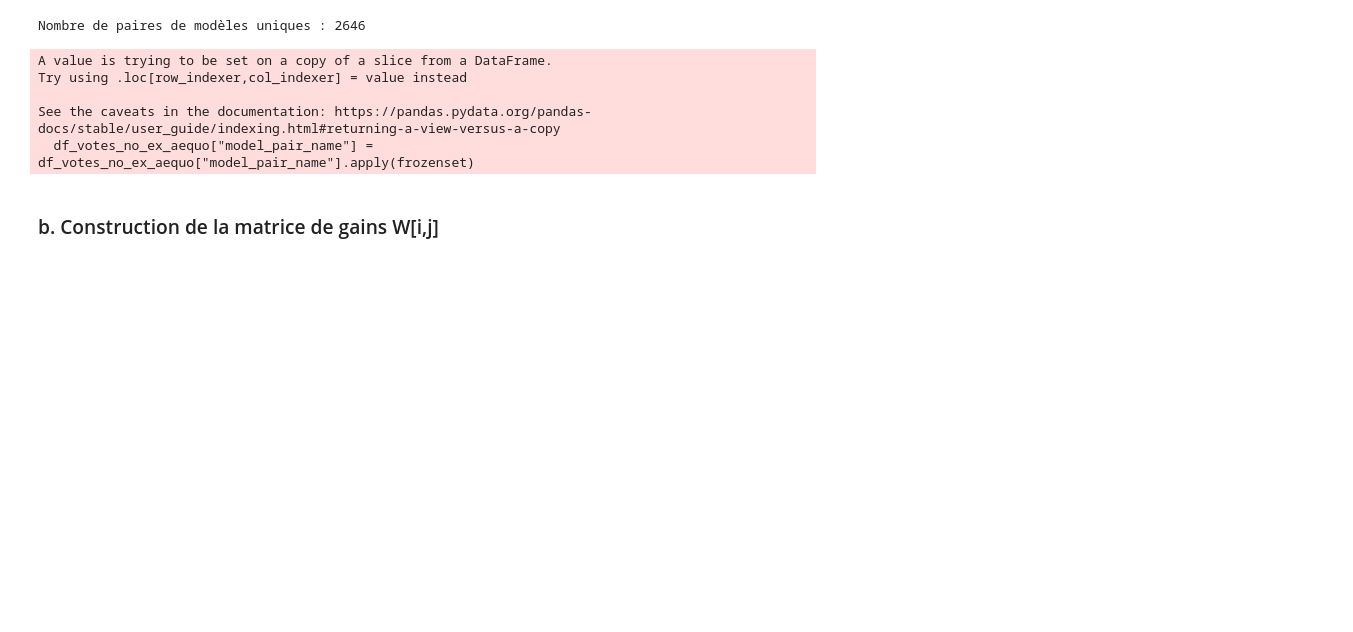
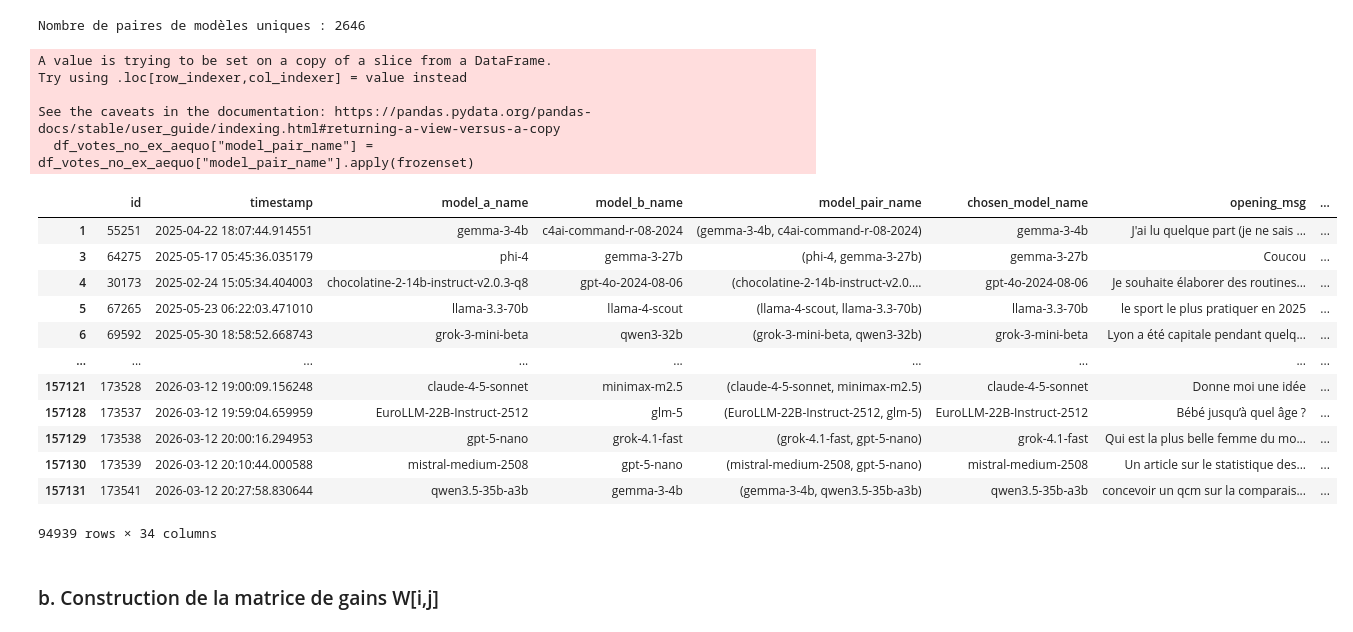
Before and after one commit to SarahL-1720/llm-creativity-eval, a Jupyter notebook: question2.ipynb, the cells around one changed output. Cells and saved outputs as stored; diff of their text form; code cells hidden in the pictures; blank space fills up the shorter version.

```diff
--- a/question2.ipynb
+++ b/question2.ipynb
@@ -72,6 +74,22 @@ Try using .loc[row_indexer,col_indexer] = value instead
 
 See the caveats in the documentation: https://pandas.pydata.org/pandas-docs/stable/user_guide/indexing.html#returning-a-view-versus-a-copy
   df_votes_no_ex_aequo["model_pair_name"] = df_votes_no_ex_aequo["model_pair_name"].apply(frozenset)
+# %%
+df_votes_no_ex_aequo
+# %% [output]
+|  | id | timestamp | model_a_name | model_b_name | model_pair_name | chosen_model_name | opening_msg | ... |
+| 1 | 55251 | 2025-04-22 18:07:44.914551 | gemma-3-4b | c4ai-command-r-08-2024 | (gemma-3-4b, c4ai-command-r-08-2024) | gemma-3-4b | J'ai lu quelque part (je ne sais ... | ... |
+| 3 | 64275 | 2025-05-17 05:45:36.035179 | phi-4 | gemma-3-27b | (phi-4, gemma-3-27b) | gemma-3-27b | Coucou | ... |
+| 4 | 30173 | 2025-02-24 15:05:34.404003 | chocolatine-2-14b-instruct-v2.0.3-q8 | gpt-4o-2024-08-06 | (chocolatine-2-14b-instruct-v2.0.... | gpt-4o-2024-08-06 | Je souhaite élaborer des routines... | ... |
+| 5 | 67265 | 2025-05-23 06:22:03.471010 | llama-3.3-70b | llama-4-scout | (llama-4-scout, llama-3.3-70b) | llama-3.3-70b | le sport le plus pratiquer en 2025 | ... |
+| 6 | 69592 | 2025-05-30 18:58:52.668743 | grok-3-mini-beta | qwen3-32b | (grok-3-mini-beta, qwen3-32b) | grok-3-mini-beta | Lyon a été capitale pendant quelq... | ... |
+| ... | ... | ... | ... | ... | ... | ... | ... | ... |
+| 157121 | 173528 | 2026-03-12 19:00:09.156248 | claude-4-5-sonnet | minimax-m2.5 | (claude-4-5-sonnet, minimax-m2.5) | claude-4-5-sonnet | Donne moi une idée | ... |
+| 157128 | 173537 | 2026-03-12 19:59:04.659959 | EuroLLM-22B-Instruct-2512 | glm-5 | (EuroLLM-22B-Instruct-2512, glm-5) | EuroLLM-22B-Instruct-2512 | Bébé jusqu’à quel âge ? | ... |
+| 157129 | 173538 | 2026-03-12 20:00:16.294953 | gpt-5-nano | grok-4.1-fast | (grok-4.1-fast, gpt-5-nano) | grok-4.1-fast | Qui est la plus belle femme du mo... | ... |
+| 157130 | 173539 | 2026-03-12 20:10:44.000588 | mistral-medium-2508 | gpt-5-nano | (mistral-medium-2508, gpt-5-nano) | mistral-medium-2508 | Un article sur le statistique des... | ... |
+| 157131 | 173541 | 2026-03-12 20:27:58.830644 | qwen3.5-35b-a3b | gemma-3-4b | (gemma-3-4b, qwen3.5-35b-a3b) | qwen3.5-35b-a3b | concevoir un qcm sur la comparais... | ... |
+94939 rows × 34 columns
 # %% [markdown]
 ### b. Construction de la matrice de gains W[i,j]
 # %%
```
Also changed, not shown: parts of 11 cells of this notebook.
